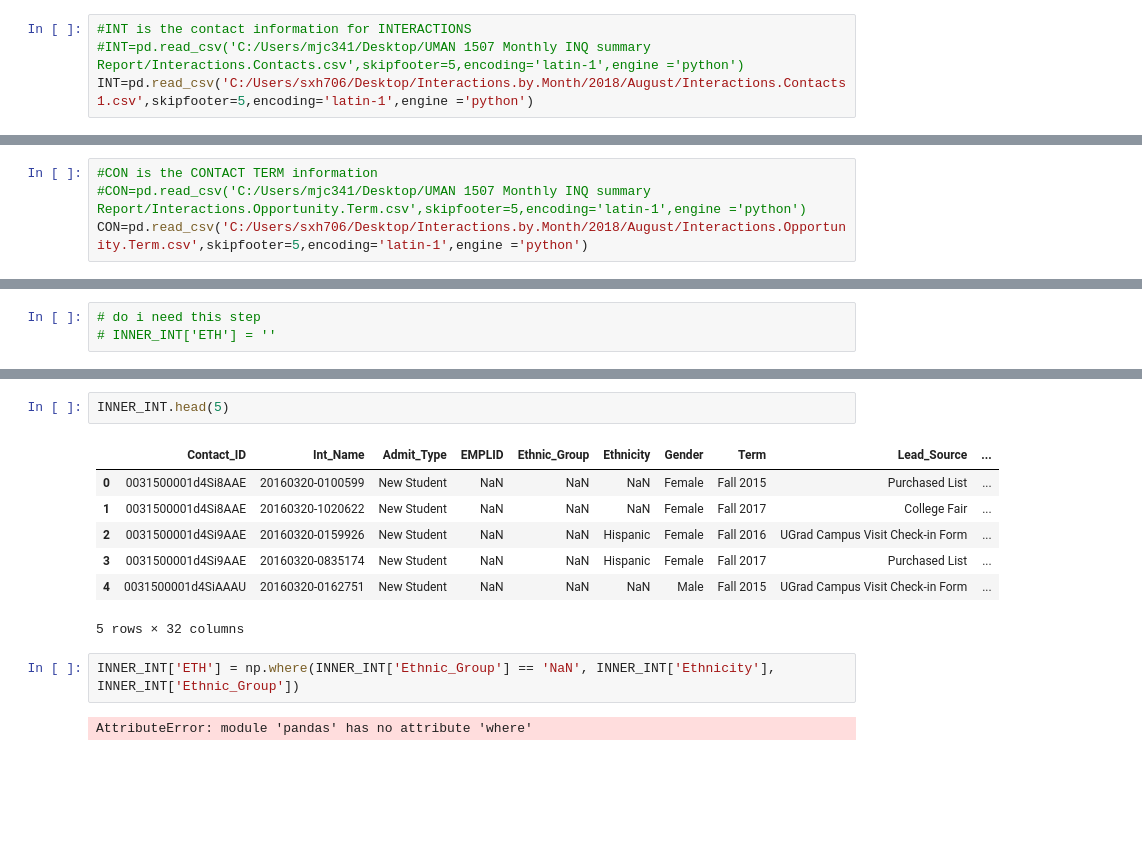
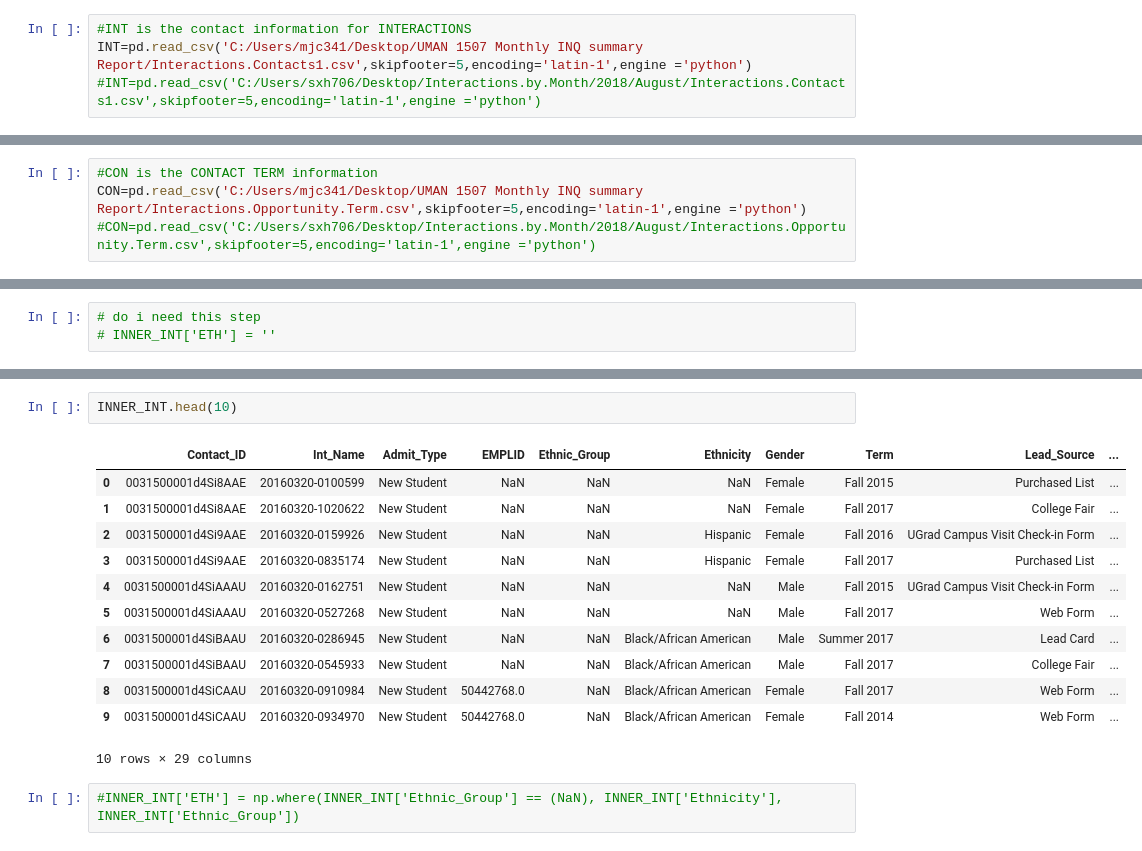
Before and after one commit to EMSA-Analytics/INQ, a Jupyter notebook: SF_MONTH_INQ_REPORT_SHORTER.ipynb, the cells around one changed output, grey strips where cells are left out. Cells and saved outputs as stored; diff of their text form; blank space fills up the shorter version.

```diff
--- a/SF_MONTH_INQ_REPORT_SHORTER.ipynb
+++ b/SF_MONTH_INQ_REPORT_SHORTER.ipynb
@@ -12,14 +12,14 @@ import warnings; warnings.simplefilter('ignore')
 The source files for this script are SalesForce reports Interactions.Contacts.csv and Interactions.Opportunity.Term.csv. The source files have to be stored in a NON-GIT folder so that they will never be available to git hub. Whenever the source files are updated into box the old source files should be placed in a depreciated state in a different folder. This script therefore will always pull the most recent Salesforce report results.
 # %%
 #INT is the contact information for INTERACTIONS
-#INT=pd.read_csv('C:/Users/mjc341/Desktop/UMAN 1507 Monthly INQ summary Report/Interactions.Contacts.csv',skipfooter=5,encoding='latin-1',engine ='python')
-INT=pd.read_csv('C:/Users/sxh706/Desktop/Interactions.by.Month/2018/August/Interactions.Contacts1.csv',skipfooter=5,encoding='latin-1',engine ='python')
+INT=pd.read_csv('C:/Users/mjc341/Desktop/UMAN 1507 Monthly INQ summary Report/Interactions.Contacts1.csv',skipfooter=5,encoding='latin-1',engine ='python')
+#INT=pd.read_csv('C:/Users/sxh706/Desktop/Interactions.by.Month/2018/August/Interactions.Contacts1.csv',skipfooter=5,encoding='latin-1',engine ='python')
 # %% [markdown]
 Please Use a new dataframe name if you are going to break any code
 # %%
 #CON is the CONTACT TERM information
-#CON=pd.read_csv('C:/Users/mjc341/Desktop/UMAN 1507 Monthly INQ summary Report/Interactions.Opportunity.Term.csv',skipfooter=5,encoding='latin-1',engine ='python')
-CON=pd.read_csv('C:/Users/sxh706/Desktop/Interactions.by.Month/2018/August/Interactions.Opportunity.Term.csv',skipfooter=5,encoding='latin-1',engine ='python')
+CON=pd.read_csv('C:/Users/mjc341/Desktop/UMAN 1507 Monthly INQ summary Report/Interactions.Opportunity.Term.csv',skipfooter=5,encoding='latin-1',engine ='python')
+#CON=pd.read_csv('C:/Users/sxh706/Desktop/Interactions.by.Month/2018/August/Interactions.Opportunity.Term.csv',skipfooter=5,encoding='latin-1',engine ='python')
 # %%
 len(INT)
 # %% [output]
@@ -781,17 +804,20 @@ INNER_INT.head(1)
 # %%
-INNER_INT.head(5)
+INNER_INT.head(10)
 # %% [output]
 |  | Contact_ID | Int_Name | Admit_Type | EMPLID | Ethnic_Group | Ethnicity | Gender | Term | Lead_Source | ... |
 | 0 | 0031500001d4Si8AAE | 20160320-0100599 | New Student | NaN | NaN | NaN | Female | Fall 2015 | Purchased List | ... |
 | 1 | 0031500001d4Si8AAE | 20160320-1020622 | New Student | NaN | NaN | NaN | Female | Fall 2017 | College Fair | ... |
 | 2 | 0031500001d4Si9AAE | 20160320-0159926 | New Student | NaN | NaN | Hispanic | Female | Fall 2016 | UGrad Campus Visit Check-in Form | ... |
 | 3 | 0031500001d4Si9AAE | 20160320-0835174 | New Student | NaN | NaN | Hispanic | Female | Fall 2017 | Purchased List | ... |
 | 4 | 0031500001d4SiAAAU | 20160320-0162751 | New Student | NaN | NaN | NaN | Male | Fall 2015 | UGrad Campus Visit Check-in Form | ... |
+| 5 | 0031500001d4SiAAAU | 20160320-0527268 | New Student | NaN | NaN | NaN | Male | Fall 2017 | Web Form | ... |
+| 6 | 0031500001d4SiBAAU | 20160320-0286945 | New Student | NaN | NaN | Black/African American | Male | Summer 2017 | Lead Card | ... |
+| 7 | 0031500001d4SiBAAU | 20160320-0545933 | New Student | NaN | NaN | Black/African American | Male | Fall 2017 | College Fair | ... |
+| 8 | 0031500001d4SiCAAU | 20160320-0910984 | New Student | 50442768.0 | NaN | Black/African American | Female | Fall 2017 | Web Form | ... |
+| 9 | 0031500001d4SiCAAU | 20160320-0934970 | New Student | 50442768.0 | NaN | Black/African American | Female | Fall 2014 | Web Form | ... |
-5 rows × 32 columns
+10 rows × 29 columns
 # %%
-INNER_INT['ETH'] = np.where(INNER_INT['Ethnic_Group'] == 'NaN', INNER_INT['Ethnicity'], INNER_INT['Ethnic_Group'])
+#INNER_INT['ETH'] = np.where(INNER_INT['Ethnic_Group'] == (NaN), INNER_INT['Ethnicity'], INNER_INT['Ethnic_Group'])
-# %% [output]
-AttributeError: module 'pandas' has no attribute 'where'
 # %%
 INNER_INT.head(15)
 # %% [output]
```
Also changed, not shown: parts of 43 cells of this notebook.
